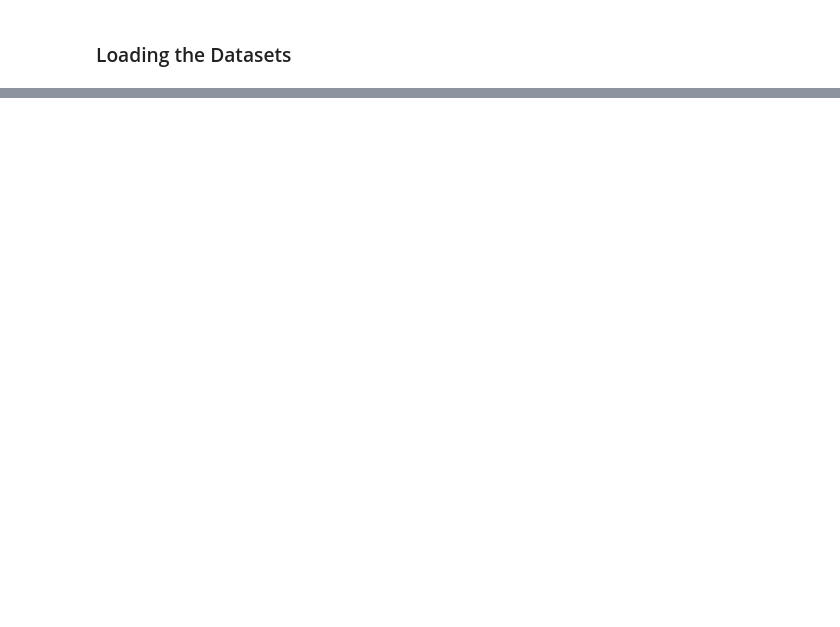
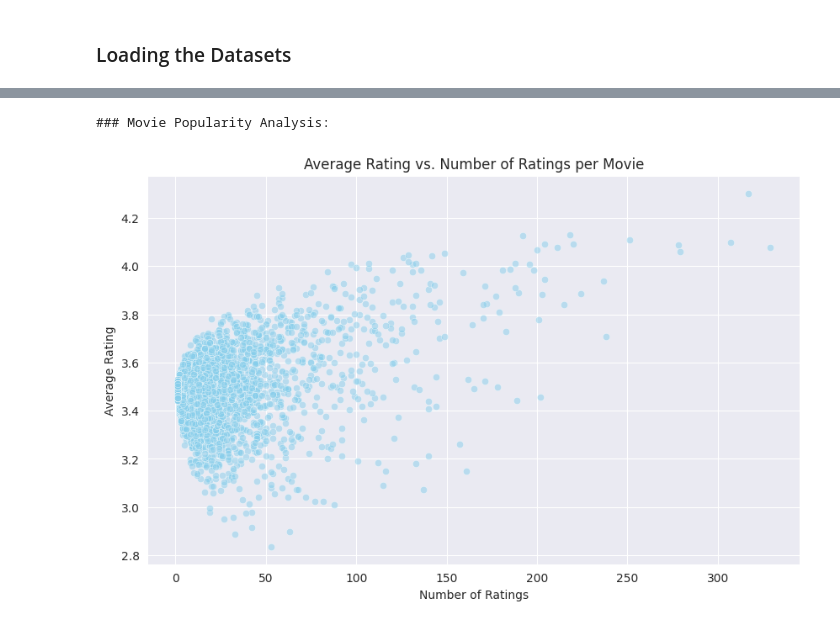
Before and after one commit to gregorymikuro/MovieLens-Recommendations-System, a Jupyter notebook: main.ipynb, the cells around one changed output, grey strips where cells are left out. Saved outputs shown, nothing was run; the diff lists cells and outputs as text; code cells hidden in the pictures; blank space fills up the shorter version.

```diff
--- a/main.ipynb
+++ b/main.ipynb
@@ -603,0 +473,2 @@ Name: title, dtype: object
+# %%
+eda = MovieLensUnivariateEDA()
@@ -603,0 +486,5 @@ Name: title, dtype: object
+# %%
+eda.analyze_popularity()
+# %% [output]
+### Movie Popularity Analysis:
+[figure, added]
```
Also changed, not shown: parts of 125 cells of this notebook, 3 other files.
